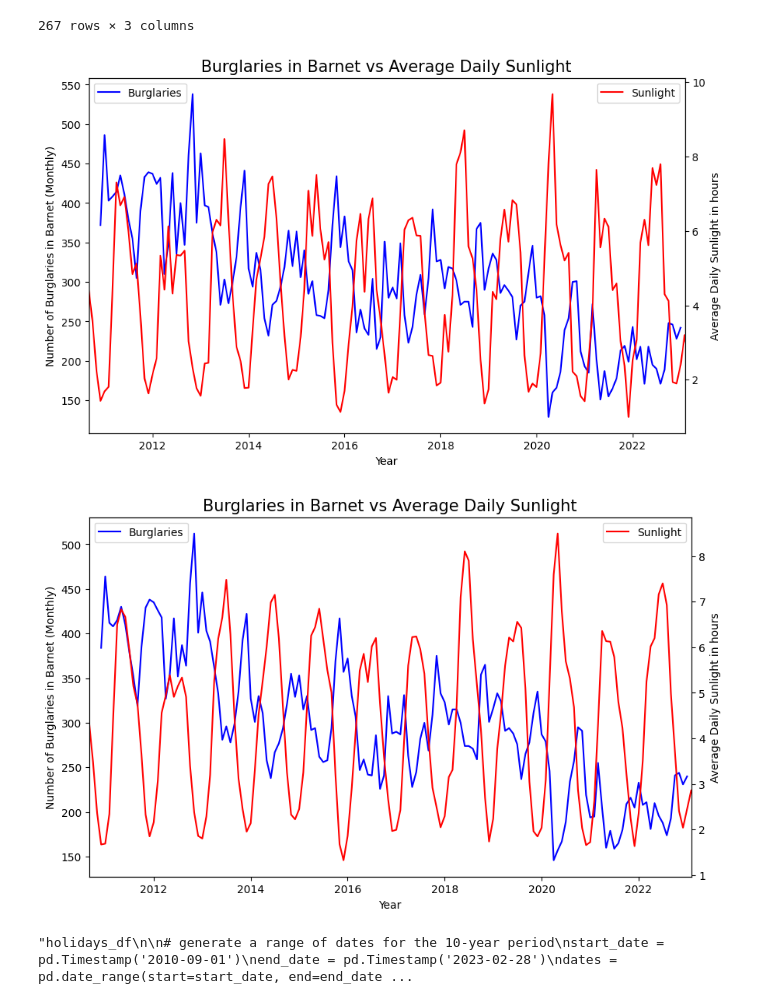
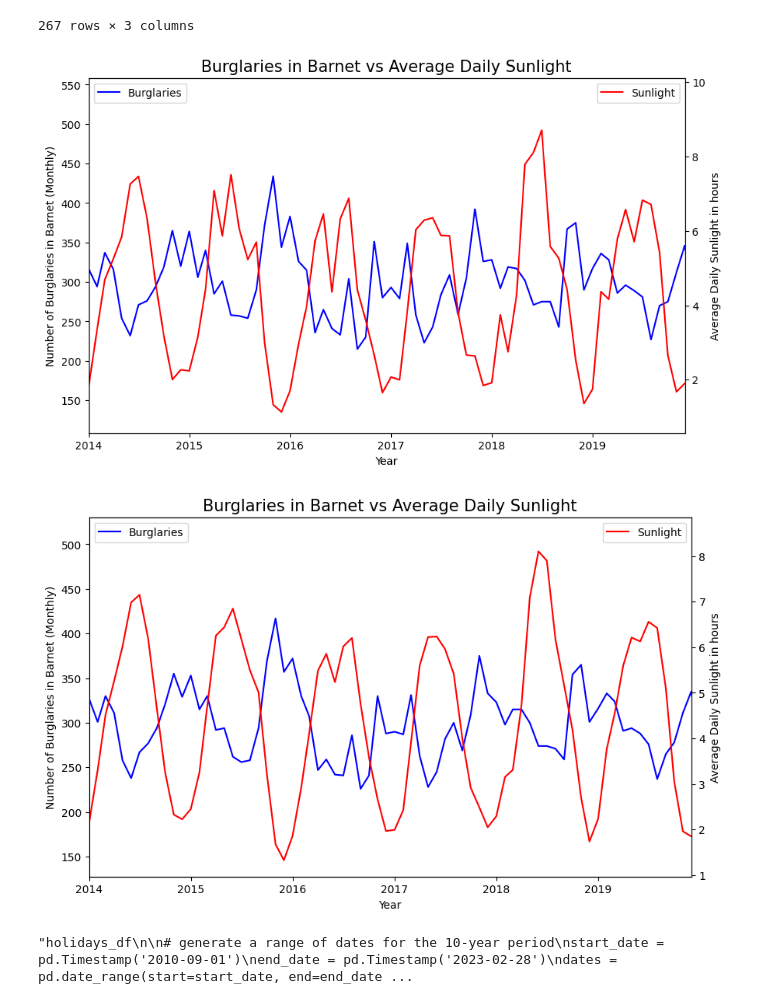
Before and after one commit to DC2-G19/policeResourceAllocation, a Jupyter notebook: aux_data_DAE.ipynb, the cells around one changed output. Cells and saved outputs as stored; diff of their text form; code cells hidden in the pictures.

```diff
--- a/aux_data_DAE.ipynb
+++ b/aux_data_DAE.ipynb
@@ -112,35 +112,35 @@ x1 = combined_df_copy['Month']
 y1 = combined_df_copy['Number of Burglaries']
 
 x2 = sunlight_df_melted['Year-Month']
 y2 = sunlight_df_melted['Percentage Change']
 
 x3  = sunlight_df_melted['Year-Month']
 y3 = sunlight_df_melted['Sunlight']
 
 # Plotting the graphs
 ax.plot(x1, y1, label='Burglaries', c='b')
 ax2 = ax.twinx()
 #ax2.plot(x2, y2, label='Sunlight %', c='r')
 ax2.plot(x3, y3, label='Sunlight', c='r')
 
 # Adding title and axis labels
 ax.set_title('Burglaries in Barnet vs Average Daily Sunlight', fontsize = 15)
 ax.set_xlabel('Year', fontsize = 10)
 ax.set_ylabel('Number of Burglaries in Barnet (Monthly)', fontsize = 10)
 ax2.set_ylabel('Average Daily Sunlight in hours', fontsize = 10)
 
 
 ax.tick_params(axis='x')
 
 # Adding legend
 ax.legend(loc='upper left')
 ax2.legend(loc='upper right')
 
-ax.set_xlim(pd.Timestamp('2010-09-01'), pd.Timestamp('2023-02-01'))
+ax.set_xlim(pd.Timestamp('2014-01-01'), pd.Timestamp('2019-12-01'))
 # Displaying the plot
 plt.show()
 # %% [output]
-[figure, old version]
+[figure, new version]
 # %%
 from scipy.ndimage import gaussian_filter
 
@@ -180,12 +180,12 @@ ax.tick_params(axis='x')
 ax.legend(loc='upper left')
 ax2.legend(loc='upper right')
 
-ax.set_xlim(pd.Timestamp('2010-09-01'), pd.Timestamp('2023-02-01'))
+ax.set_xlim(pd.Timestamp('2014-01-01'), pd.Timestamp('2019-12-01'))
 
 # Displaying the plot
 plt.show()
 # %% [output]
-[figure, old version]
+[figure, new version]
 # %%
 """holidays_df
 
```
Also changed, not shown: 2 other files.
